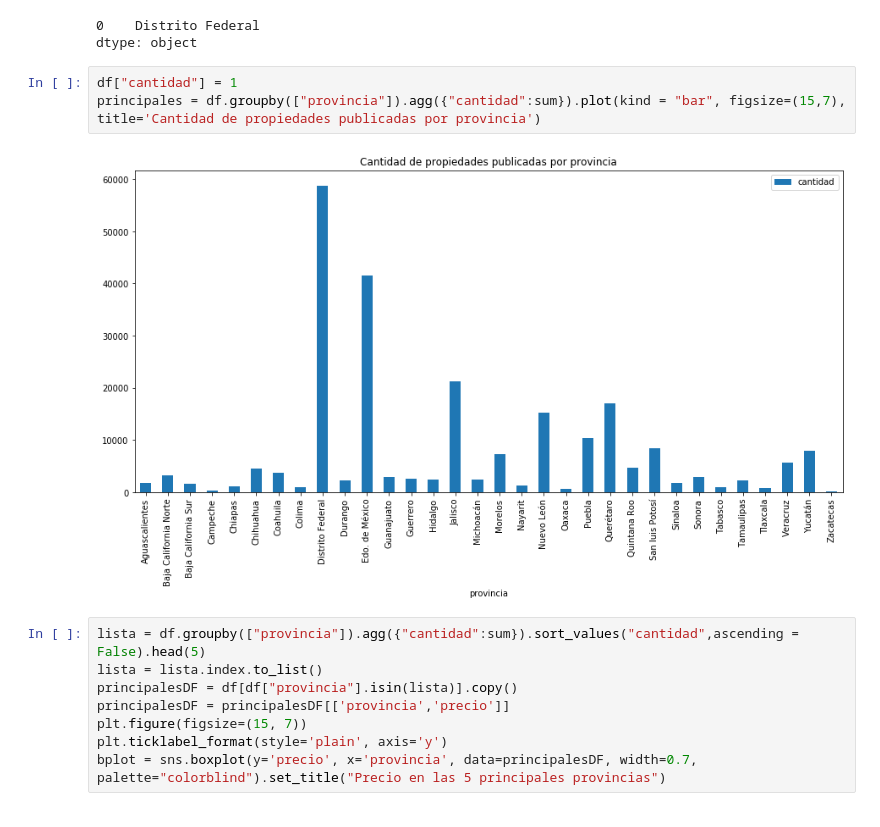
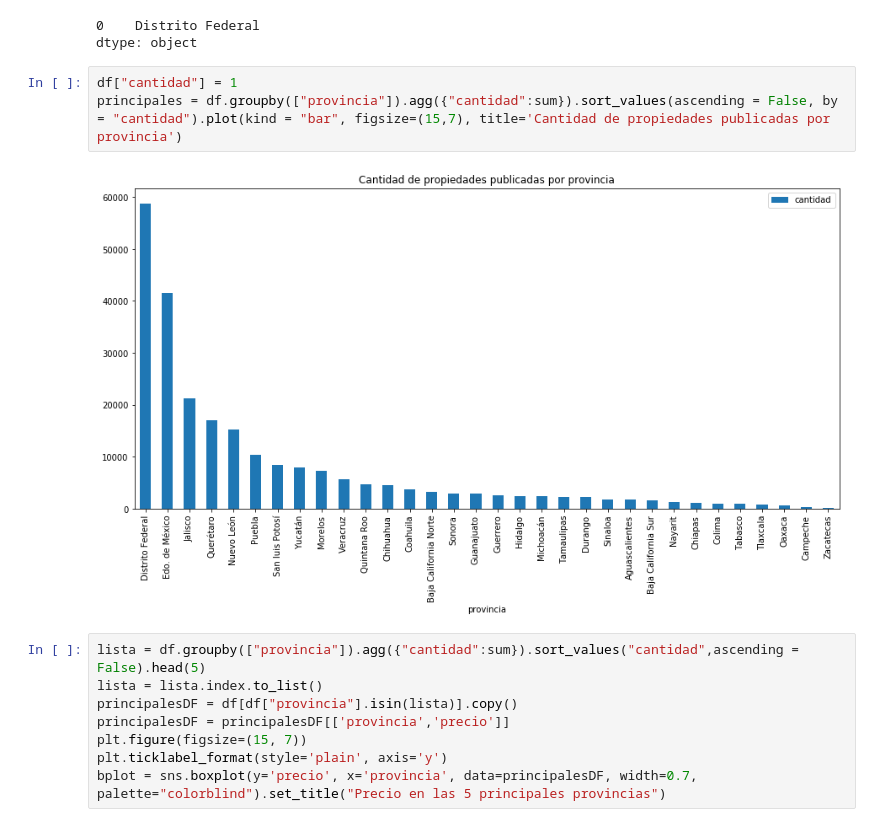
Before and after one commit to Manuel-Sturla/TP1-Datos, a Jupyter notebook: Analisis_precio_Diego.ipynb, the cells around one changed output. Cells and saved outputs as stored; diff of their text form.

```diff
--- a/Analisis_precio_Diego.ipynb
+++ b/Analisis_precio_Diego.ipynb
@@ -20,9 +20,9 @@ df.provincia.mode()
 dtype: object
 # %%
 df["cantidad"] = 1
-principales = df.groupby(["provincia"]).agg({"cantidad":sum}).plot(kind = "bar", figsize=(15,7), title='Cantidad de propiedades publicadas por provincia')
+principales = df.groupby(["provincia"]).agg({"cantidad":sum}).sort_values(ascending = False, by = "cantidad").plot(kind = "bar", figsize=(15,7), title='Cantidad de propiedades publicadas por provincia')
 # %% [output]
-[figure, old version]
+[figure, new version]
 # %%
 lista = df.groupby(["provincia"]).agg({"cantidad":sum}).sort_values("cantidad",ascending = False).head(5)
 lista = lista.index.to_list()
```
Also changed, not shown: parts of 1 cell of this notebook, 1 other file.
